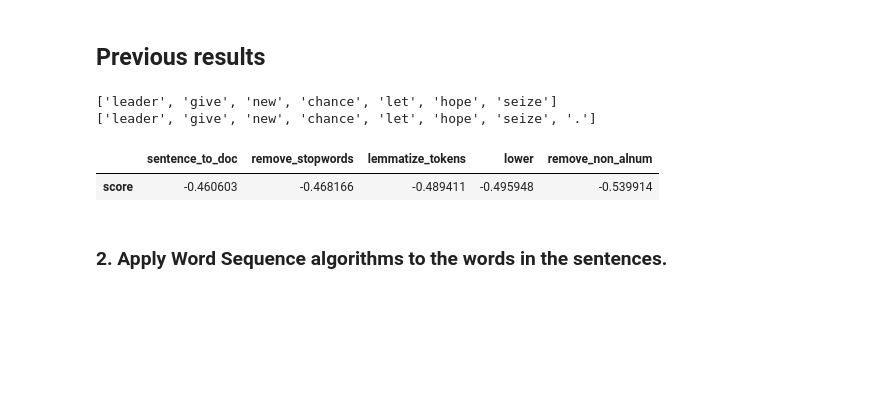
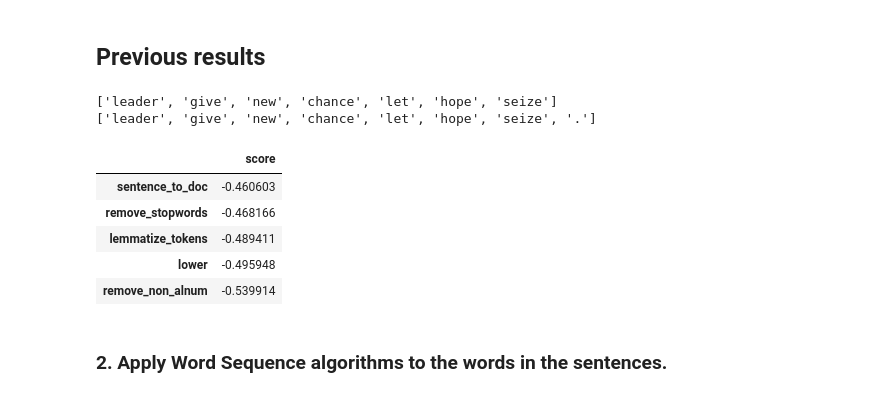
Before and after one commit to ZachParent/mai-intro-to-human-language-technologies, a Jupyter notebook: lab7/lab7.ipynb, the cells around one changed output. Saved outputs shown, nothing was run; the diff lists cells and outputs as text; code cells hidden in the pictures; blank space fills up the shorter version.

```diff
--- a/lab7/lab7.ipynb
+++ b/lab7/lab7.ipynb
@@ -125,8 +125,12 @@ def jaccard_vector(s1, s2):
 def score_jaccard_vector(jaccard_vector, gold_standard=gs):
     return pearsonr(gold_standard[0], jaccard_vector)[0]
 # %%
+def apply_steps_to_sentence(sentence, steps):
+    for i in range(len(steps)):
+        sentence = steps[i](sentence)
+        yield sentence
+
 def apply_steps(s1_values, s2_values, steps):
-    results = pd.DataFrame(index=["score"])
     for i in range(len(steps)):
         s1_values = s1_values.apply(steps[i])
         s2_values = s2_values.apply(steps[i])
@@ -137,22 +141,29 @@ def apply_steps(s1_values, s2_values, steps):
             s1_tokens = s1_values
             s2_tokens = s2_values
 
-        results[steps[i].__name__] = score_jaccard_vector(jaccard_vector(s1_tokens, s2_tokens))
-    return results
+        yield score_jaccard_vector(jaccard_vector(s1_tokens, s2_tokens))
 # %%
 steps = [
     sentence_to_doc,
     remove_stopwords,
     lemmatize_tokens,
     lower,
     remove_non_alnum
 ]
 
-previous_results = apply_steps(dt["s1"], dt["s2"], steps)
+previous_results = pd.DataFrame(
+    list(apply_steps(dt["s1"], dt["s2"], steps)),
+    columns=["score"],
+    index=[step.__name__ for step in steps]
+)
 previous_results.head()
 # %% [output]
-|  | sentence_to_doc | remove_stopwords | lemmatize_tokens | lower | remove_non_alnum |
-| score | -0.460603 | -0.468166 | -0.489411 | -0.495948 | -0.539914 |
+|  | score |
+| sentence_to_doc | -0.460603 |
+| remove_stopwords | -0.468166 |
+| lemmatize_tokens | -0.489411 |
+| lower | -0.495948 |
+| remove_non_alnum | -0.539914 |
 # %% [markdown]
 ### 2. Apply Word Sequence algorithms to the words in the sentences.
 # %%
```
Also changed, not shown: parts of 6 cells of this notebook.
